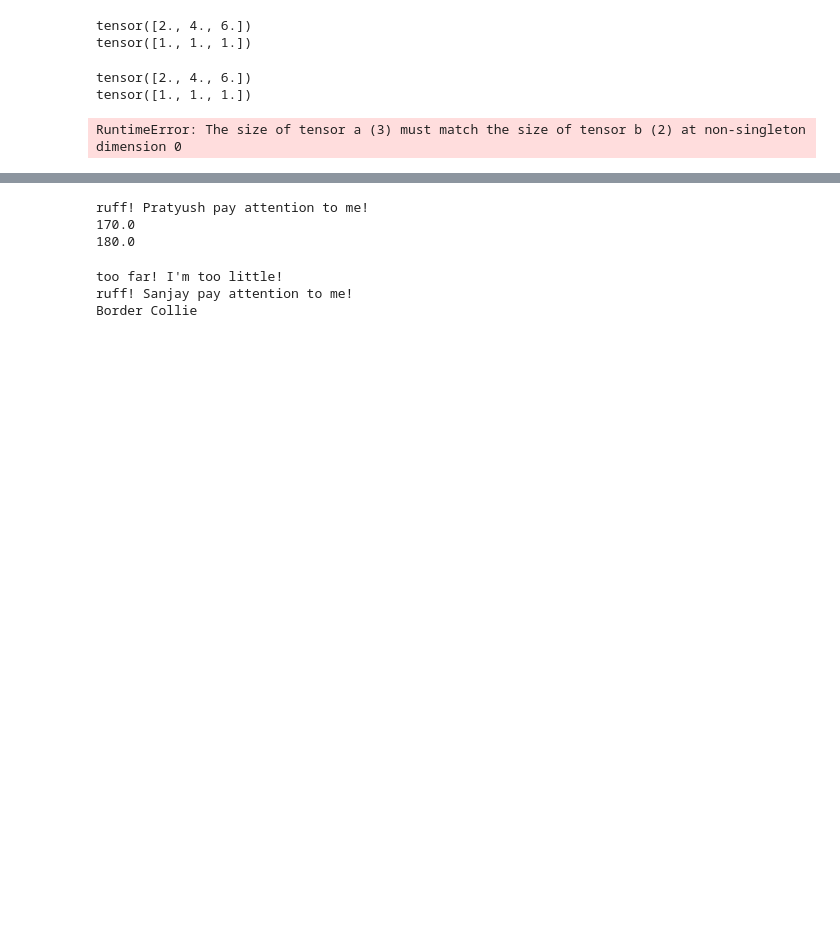
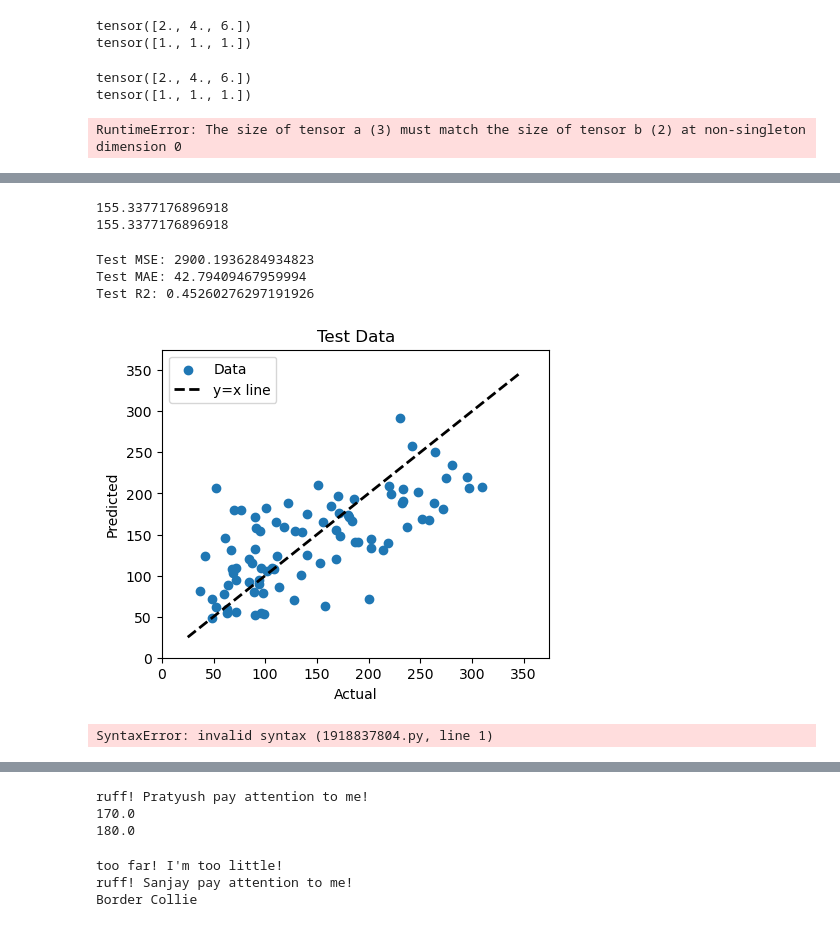
Before and after one commit to bshralam/chemML-deep, a Jupyter notebook: pytorch_DL.ipynb, the cells around one changed output, grey strips where cells are left out. Saved outputs shown, nothing was run; the diff lists cells and outputs as text; code cells hidden in the pictures; blank space fills up the shorter version.

```diff
--- a/pytorch_DL.ipynb
+++ b/pytorch_DL.ipynb
@@ -406,0 +494,58 @@ ax.legend()
+# %%
+# lm.predict just evaluates our line for the given samples
+print(lm.predict(X_train[0].reshape(1,-1))[0])
+print(np.sum(lm.coef_ * X_train[0]) + 153.73654390934846)
+
+y_pred_train = lm.predict(X_train_scaled)
+y_pred_test = lm.predict(X_test_scaled)
+# %% [output]
+155.3377176896918
+155.3377176896918
+# %%
+from sklearn.metrics import mean_squared_error, mean_absolute_error, r2_score
+
+# we can measure model performance with multiple error metrics
+print(f"Test MSE: {mean_squared_error(y_test, y_pred_test)}")
+print(f"Test MAE: {mean_absolute_error(y_test, y_pred_test)}")
+print(f"Test R2: {lm.score(X_test_scaled, y_test)}")
+
+# we can also visualize our predictions
+import matplotlib.pyplot as plt
+fig, ax = plt.subplots(1,1,figsize = (5,4))
+
+y = data.target
+ax.scatter(y_test, y_pred_test, label='Data')
+ax.plot([y.min(), y.max()], [y.min(), y.max()], 'k--', lw=2, label='y=x line')
+ax.set_title("Test Data")
+ax.legend()
+
+ax.set_xlabel("Actual")
+ax.set_ylabel("Predicted")
+ax.set_xticks(np.arange(0, 400, 50))
+ax.set_yticks(np.arange(0, 400, 50))
+ax.set_xlim(0,375);
+ax.set_ylim(0,375);
+# %% [output]
+Test MSE: 2900.1936284934823
+Test MAE: 42.79409467959994
+Test R2: 0.45260276297191926
+[figure, added]
+# %%
+The linear regression model in sklearn minimizes the residual sum of squares  between the predicted target $\hat{y}$ and the actual target $y$.
+
+$$\mathcal{L} = \sum^n_{i=1}(y_i - \hat{y_i})^2 = \Vert \mathbf{y} - \mathbf{X} \mathbf{\theta} \Vert^2 $$
+
+The optimal parameters are therefore:
+$$ \hat{\theta} = \text{arg} \min_{\theta} \Vert \mathbf{y} - \mathbf{X} \mathbf{\theta} \Vert^2 $$
+
+If we write this as a matrix multiplication, $\mathbf{X} \mathbf{\theta} = \mathbf{y}$ we see that this is just a system of linear equations.  This system has way more equations than unknowns, so we call it *over-determined*.
+
+$$
+\begin{bmatrix} 1 & \mathbf{x}_1\\ 1 & \mathbf{x}_2 \\ \vdots & \vdots \\ 1 & \mathbf{x}_n \end{bmatrix} \begin{bmatrix} m \\ b \end{bmatrix} = \begin{bmatrix} \mathbf{y}_1 \\ \mathbf{y}_2 \\ \vdots \\ \mathbf{y}_n \end{bmatrix}
+$$
+
+To give us a system with an equal number of equations and unknowns, we multiply both sides by $\mathbf{X}^T$, which gives us $(\mathbf{X}^T \mathbf{X}) \; \hat{\theta} = \mathbf{X}^T \mathbf{y}$, something we can actually solve.
+
+Since this minimization has a unique, closed form solution, we can compute the optimal parameters in one step: $\hat{\theta} = (\mathbf{X}^T \mathbf{X})^{-1} \; \mathbf{X}^T \mathbf{y}$. But, what if we instead use gradient descent?
+# %% [output]
+SyntaxError: invalid syntax (1918837804.py, line 1)
```
Also changed, not shown: parts of 37 cells of this notebook, 19 other files.
